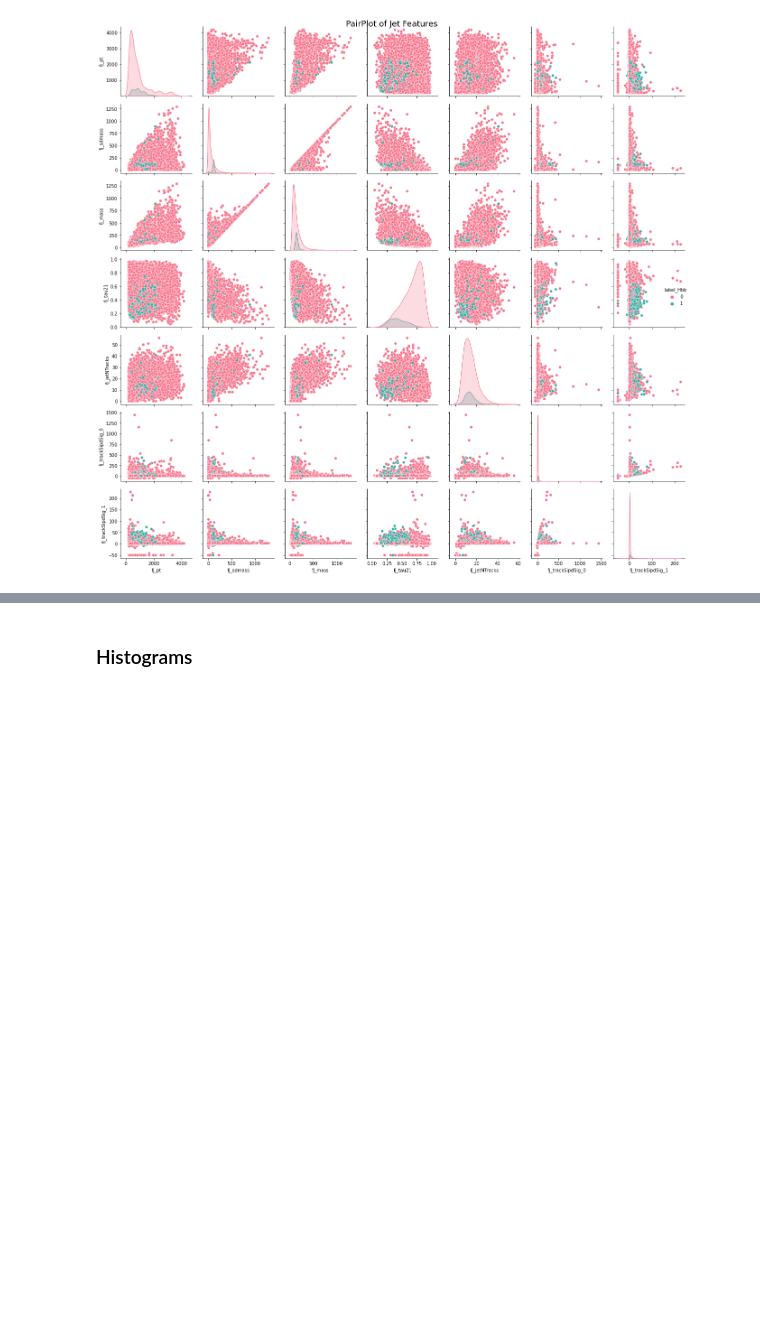
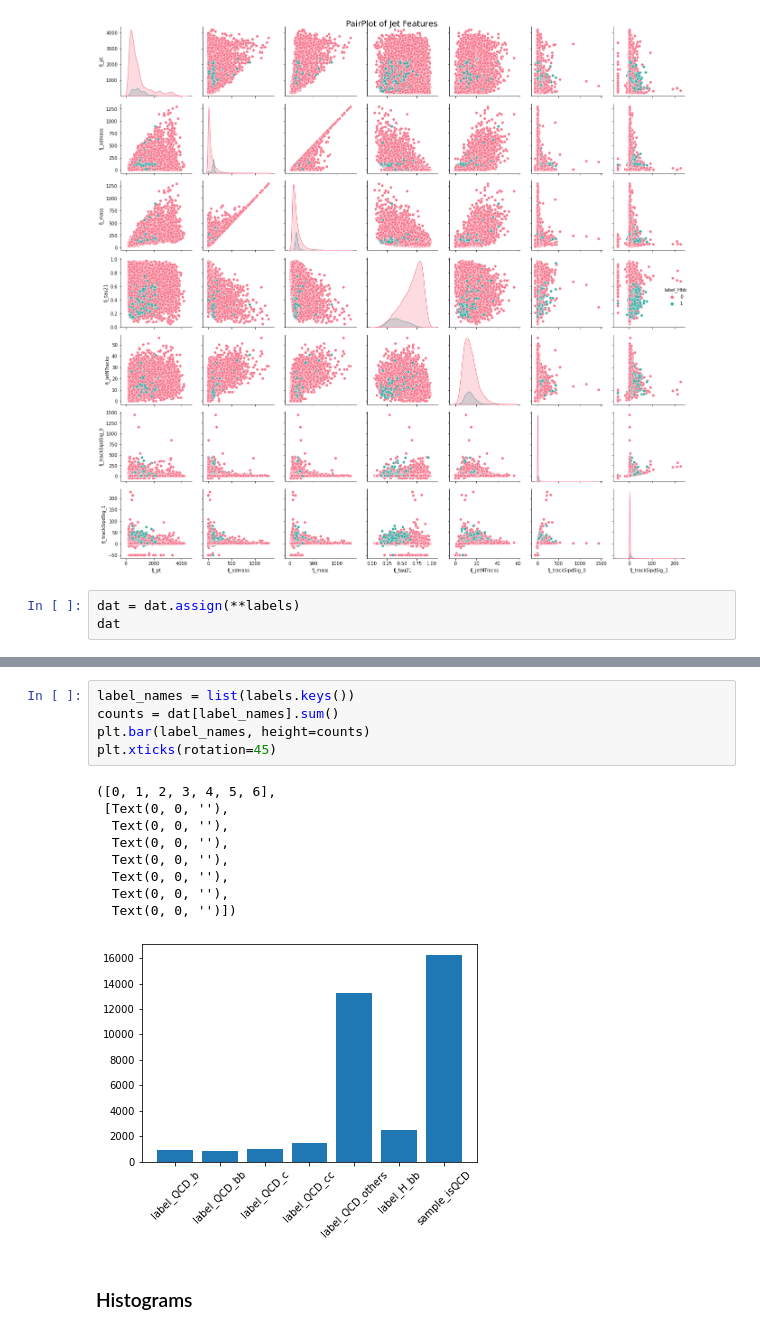
Before and after one commit to sharmimathur/jet-multiclassification, a Jupyter notebook: notebooks/EDA.ipynb, the cells around one changed output, grey strips where cells are left out. Saved outputs shown, nothing was run; the diff lists cells and outputs as text; blank space fills up the shorter version.

```diff
--- a/notebooks/EDA.ipynb
+++ b/notebooks/EDA.ipynb
@@ -84,3 +87,6 @@ plt.tight_layout()
 plt.show()   # pairplot of jet features to see how separable the classes may be and to find potential features to use together
 # %% [output]
 [figure]
+# %%
+dat = dat.assign(**labels)
+dat
@@ -87,3 +107,18 @@ plt.show()   # pairplot of jet features to see how separable the classes may be
+# %%
+label_names = list(labels.keys())
+counts = dat[label_names].sum()
+plt.bar(label_names, height=counts)
+plt.xticks(rotation=45)
+# %% [output]
+([0, 1, 2, 3, 4, 5, 6],
+ [Text(0, 0, ''),
+  Text(0, 0, ''),
+  Text(0, 0, ''),
+  Text(0, 0, ''),
+  Text(0, 0, ''),
+  Text(0, 0, ''),
+  Text(0, 0, '')])
+[figure, added]
 # %% [markdown]
 ### Histograms
 # %%
```
Also changed, not shown: parts of 2 cells of this notebook.
